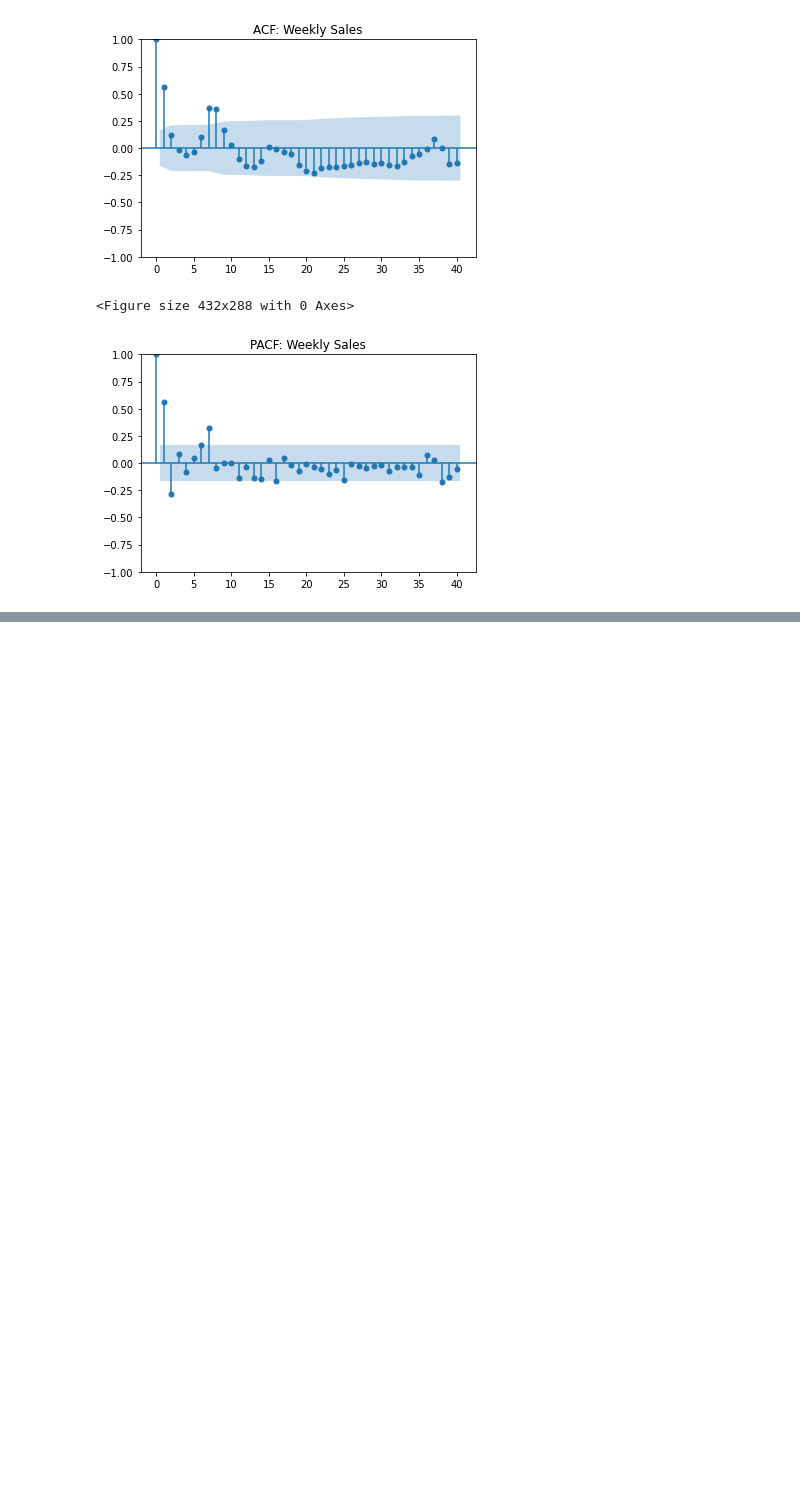
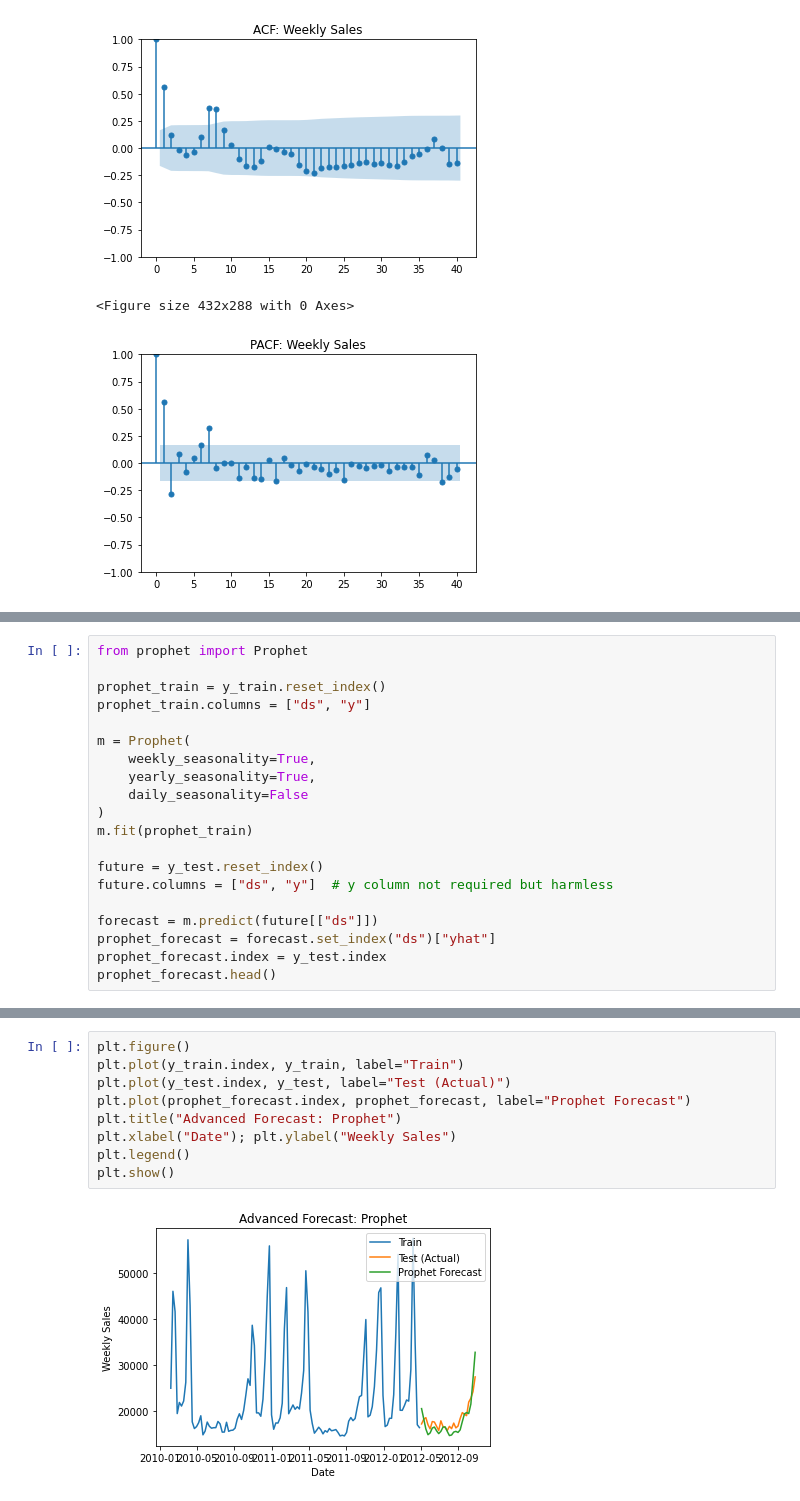
Before and after one commit to amriteshamr/Walmart-Sales-TS-Analysis, a Jupyter notebook: notebook.ipynb, the cells around one changed output, grey strips where cells are left out. Saved outputs shown, nothing was run; the diff lists cells and outputs as text; blank space fills up the shorter version.

```diff
--- a/notebook.ipynb
+++ b/notebook.ipynb
@@ -262,0 +307,20 @@ plt.show()
+# %%
+from prophet import Prophet
+
+prophet_train = y_train.reset_index()
+prophet_train.columns = ["ds", "y"]
+
+m = Prophet(
+    weekly_seasonality=True,
+    yearly_seasonality=True,
+    daily_seasonality=False
+)
+m.fit(prophet_train)
+
+future = y_test.reset_index()
+future.columns = ["ds", "y"]  # y column not required but harmless
+
+forecast = m.predict(future[["ds"]])
+prophet_forecast = forecast.set_index("ds")["yhat"]
+prophet_forecast.index = y_test.index
+prophet_forecast.head()
@@ -262,0 +338,11 @@ plt.show()
+# %%
+plt.figure()
+plt.plot(y_train.index, y_train, label="Train")
+plt.plot(y_test.index, y_test, label="Test (Actual)")
+plt.plot(prophet_forecast.index, prophet_forecast, label="Prophet Forecast")
+plt.title("Advanced Forecast: Prophet")
+plt.xlabel("Date"); plt.ylabel("Weekly Sales")
+plt.legend()
+plt.show()
+# %% [output]
+[figure, added]
```
Also changed, not shown: parts of 7 cells of this notebook.
